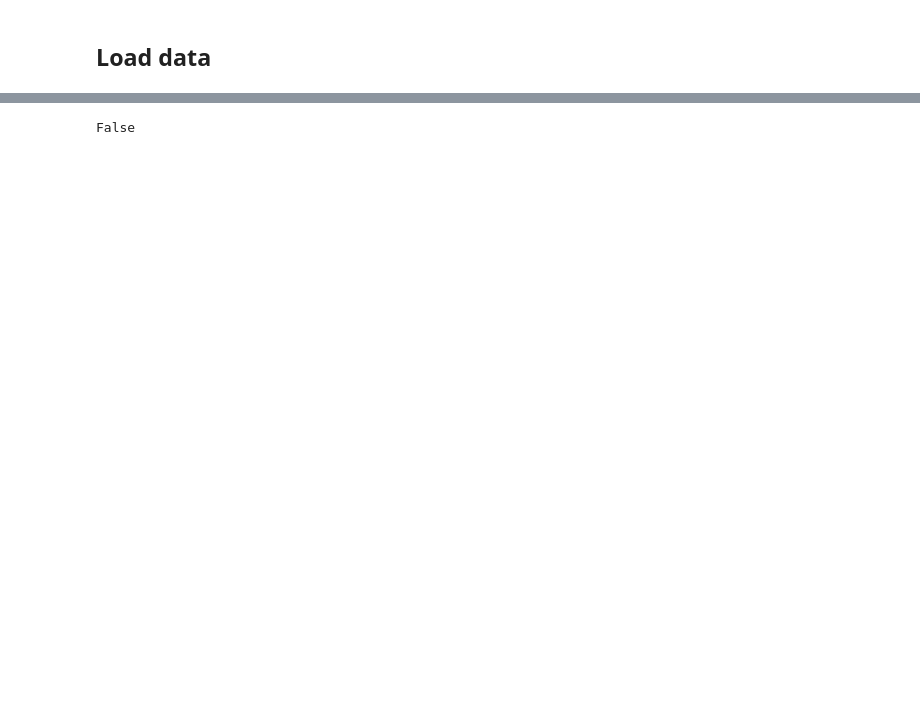
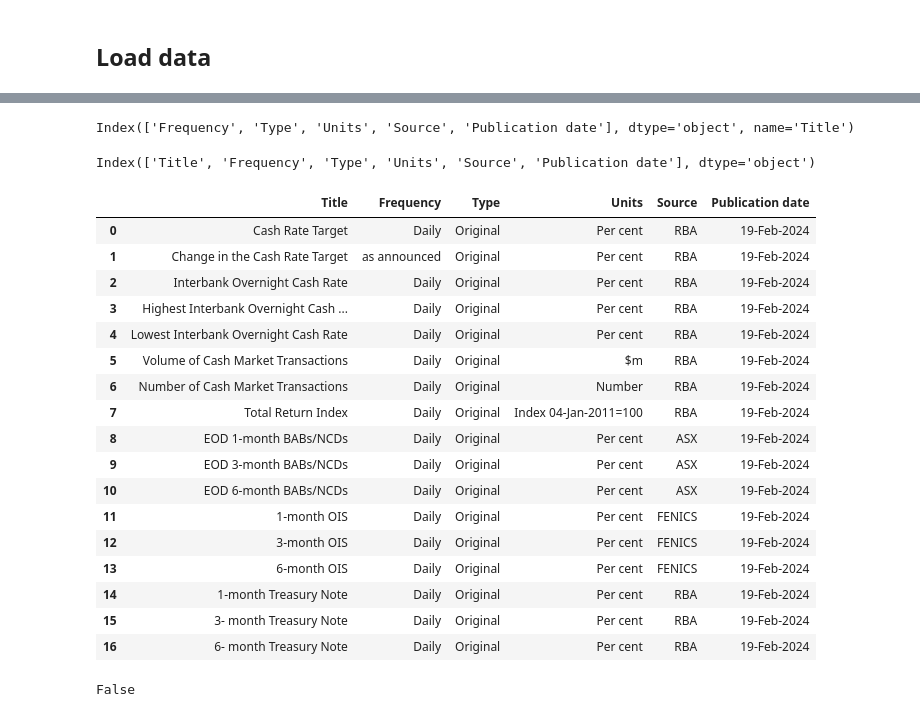
Before and after one commit to tyefraser/rba_statistic_tables, a Jupyter notebook: streamlit.ipynb, the cells around one changed output, grey strips where cells are left out. Saved outputs shown, nothing was run; the diff lists cells and outputs as text; code cells hidden in the pictures; blank space fills up the shorter version.

```diff
--- a/streamlit.ipynb
+++ b/streamlit.ipynb
@@ -48,3 +70,6 @@ logger = logging.getLogger(__name__)
+# %%
+from utils import read_yaml
+source_yaml = read_yaml('source_yamls/' + selected_source)
 # %% [markdown]
 ## Load data
 # %%
@@ -55,0 +96,11 @@ df, file_name = data_loader()
+# %%
+sheet_df = pd.read_excel(
+    io=file_path,
+    sheet_name='Data',
+    header=1,
+    engine='xlrd',
+)
+
+sheet_df
+
+# skiprows=None, nrows=None, na_values=None, keep_default_na=True, na_filter=True, verbose=False, parse_dates=False, date_parser=_NoDefault.no_default, date_format=None, thousands=None, decimal='.', comment=None, skipfooter=0, storage_options=None, dtype_backend=_NoDefault.no_default, engine_kwargs=None)
@@ -55,0 +121,22 @@ df, file_name = data_loader()
+# %%
+import numpy as np
+
+# Determine where the start of the data is
+mask = (sheet_df.iloc[:, 0] == 'Series ID')
+starting_row = np.where(mask)[0][0]
+
+# Get the headers part of the sheet_df
+header_descriptions_df = sheet_df.iloc[1:starting_row, :] # get rows before the data starts
+header_descriptions_df = header_descriptions_df[~header_descriptions_df.iloc[:, 0].isna()] # Remove na rows
+header_descriptions_df = header_descriptions_df.transpose() # Transpose the DataFrame
+header_descriptions_df.columns = header_descriptions_df.iloc[0]  # Set the first row as the column names
+header_descriptions_df = header_descriptions_df[1:]  # Create a new DataFrame excluding the original first row
+header_descriptions_df = header_descriptions_df.reset_index()
+header_descriptions_df = header_descriptions_df.rename(columns={'index': 'Title'})
+header_descriptions_df.columns.name = None
+
+
+# Get the data component of the sheet_df
+sheet_data_df = sheet_df.iloc[(starting_row+1):, :]
+
+sheet_data_df.columns
@@ -56 +155,36 @@ df, file_name = data_loader()
+# %%
+## n = header_descriptions_df.index.name
+## print(n)
+tst = pd.DataFrame(header_descriptions_df)
+tst.columns
+# %% [output]
+Index(['Frequency', 'Type', 'Units', 'Source', 'Publication date'], dtype='object', name='Title')
+# %%
+## for column in header_descriptions_df[:, 0]:
+##     print(column)
+header_descriptions_df.columns.name = None
+header_descriptions_df.columns # .loc['Title']
+# %% [output]
+Index(['Title', 'Frequency', 'Type', 'Units', 'Source', 'Publication date'], dtype='object')
+# %%
+header_descriptions_df # .reset_index(drop=True, inplace=True)
+# %% [output]
+|  | Title | Frequency | Type | Units | Source | Publication date |
+| 0 | Cash Rate Target | Daily | Original | Per cent | RBA | 19-Feb-2024 |
+| 1 | Change in the Cash Rate Target | as announced | Original | Per cent | RBA | 19-Feb-2024 |
+| 2 | Interbank Overnight Cash Rate | Daily | Original | Per cent | RBA | 19-Feb-2024 |
+| 3 | Highest Interbank Overnight Cash ... | Daily | Original | Per cent | RBA | 19-Feb-2024 |
+| 4 | Lowest Interbank Overnight Cash Rate | Daily | Original | Per cent | RBA | 19-Feb-2024 |
+| 5 | Volume of Cash Market Transactions | Daily | Original | $m | RBA | 19-Feb-2024 |
+| 6 | Number of Cash Market Transactions | Daily | Original | Number | RBA | 19-Feb-2024 |
+| 7 | Total Return Index | Daily | Original | Index 04-Jan-2011=100 | RBA | 19-Feb-2024 |
+| 8 | EOD 1-month BABs/NCDs | Daily | Original | Per cent | ASX | 19-Feb-2024 |
+| 9 | EOD 3-month BABs/NCDs | Daily | Original | Per cent | ASX | 19-Feb-2024 |
+| 10 | EOD 6-month BABs/NCDs | Daily | Original | Per cent | ASX | 19-Feb-2024 |
+| 11 | 1-month OIS | Daily | Original | Per cent | FENICS | 19-Feb-2024 |
+| 12 | 3-month OIS | Daily | Original | Per cent | FENICS | 19-Feb-2024 |
+| 13 | 6-month OIS | Daily | Original | Per cent | FENICS | 19-Feb-2024 |
+| 14 | 1-month Treasury Note | Daily | Original | Per cent | RBA | 19-Feb-2024 |
+| 15 | 3- month Treasury Note | Daily | Original | Per cent | RBA | 19-Feb-2024 |
+| 16 | 6- month Treasury Note | Daily | Original | Per cent | RBA | 19-Feb-2024 |
 # %%
```
Also changed, not shown: parts of 14 cells of this notebook, 7 other files.
